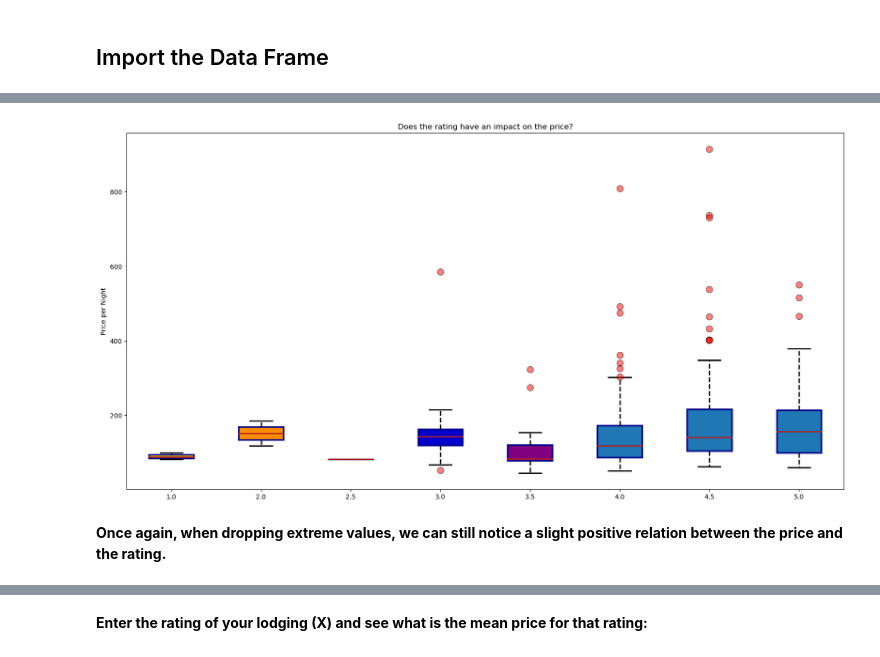
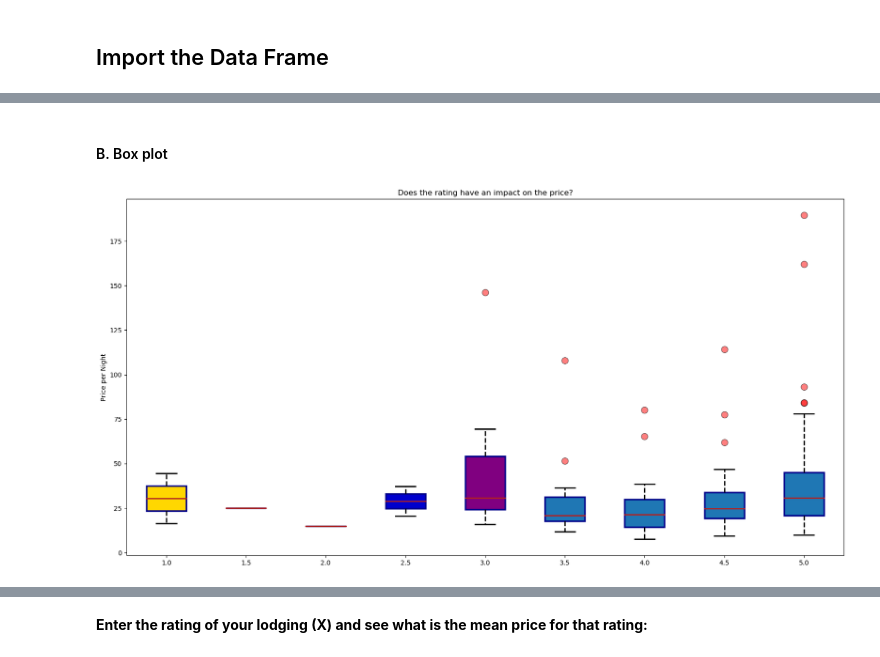
Before and after one commit to paulinecolle/Project-data, a Jupyter notebook: Visualisation.ipynb, the cells around one changed output, grey strips where cells are left out. Cells and saved outputs as stored; diff of their text form; code cells hidden in the pictures.

```diff
--- a/Visualisation.ipynb
+++ b/Visualisation.ipynb
@@ -179,39 +124,0 @@ plt.show()
-# %%
-df_clean=df.copy()
-df_clean = df_clean[df_clean['Rating Category'] != 0]
-
-fig, ax = plt.subplots(figsize=(20, 10))
-# sort the unique values of the Rating column in ascending order
-ratings = sorted(df_clean["Rating Category"].unique())
-
-boxprops = dict(linestyle='-', linewidth=2.5, color='darkblue')
-flierprops = dict(marker='o', markerfacecolor='red', markersize=10, alpha=0.5)
-whiskerprops = dict(linestyle='--', linewidth=2, color='black')
-capprops = dict(linestyle='-', linewidth=2, color='black')
-medianprops = dict(linestyle='-', linewidth=2, color='firebrick')
-
-bp = ax.boxplot(
-    [df_clean[df_clean["Rating Category"]==grp]["Price per Night"] for grp in ratings],
-    positions=np.arange(len(ratings)),
-    vert=True,
-    patch_artist=True,
-    boxprops=boxprops,
-    flierprops=flierprops,
-    whiskerprops=whiskerprops,
-    capprops=capprops,
-    medianprops=medianprops
-)
-
-colors = ['gold', 'darkorange', 'forestgreen', 'mediumblue', 'purple']
-for patch, color in zip(bp['boxes'], colors):
-    patch.set_facecolor(color)
-
-ax.set_xticks(np.arange(len(ratings)))
-ax.set_xticklabels(ratings)
-ax.set_ylabel("Price per Night")
-ax.set_title("Does the rating have an impact on the price?")
-plt.show()
-# %% [output]
-[figure, removed]
-# %% [markdown]
-**Once again, when dropping extreme values, we can still notice a slight positive relation between the price and the rating.**
@@ -217,0 +134,39 @@ plt.show()
+# %% [markdown]
+#### B. Box plot
+# %%
+df_clean=df.copy()
+df_clean = df_clean[df_clean['Rating Category'] != 0]
+
+fig, ax = plt.subplots(figsize=(20, 10))
+# sort the unique values of the Rating column in ascending order
+ratings = sorted(df_clean["Rating Category"].unique())
+
+boxprops = dict(linestyle='-', linewidth=2.5, color='darkblue')
+flierprops = dict(marker='o', markerfacecolor='red', markersize=10, alpha=0.5)
+whiskerprops = dict(linestyle='--', linewidth=2, color='black')
+capprops = dict(linestyle='-', linewidth=2, color='black')
+medianprops = dict(linestyle='-', linewidth=2, color='firebrick')
+
+bp = ax.boxplot(
+    [df_clean[df_clean["Rating Category"]==grp]["Price person"] for grp in ratings],
+    positions=np.arange(len(ratings)),
+    vert=True,
+    patch_artist=True,
+    boxprops=boxprops,
+    flierprops=flierprops,
+    whiskerprops=whiskerprops,
+    capprops=capprops,
+    medianprops=medianprops
+)
+
+colors = ['gold', 'darkorange', 'forestgreen', 'mediumblue', 'purple']
+for patch, color in zip(bp['boxes'], colors):
+    patch.set_facecolor(color)
+
+ax.set_xticks(np.arange(len(ratings)))
+ax.set_xticklabels(ratings)
+ax.set_ylabel("Price per Night")
+ax.set_title("Does the rating have an impact on the price?")
+plt.show()
+# %% [output]
+[figure, added]
```
Also changed, not shown: parts of 45 cells of this notebook.
